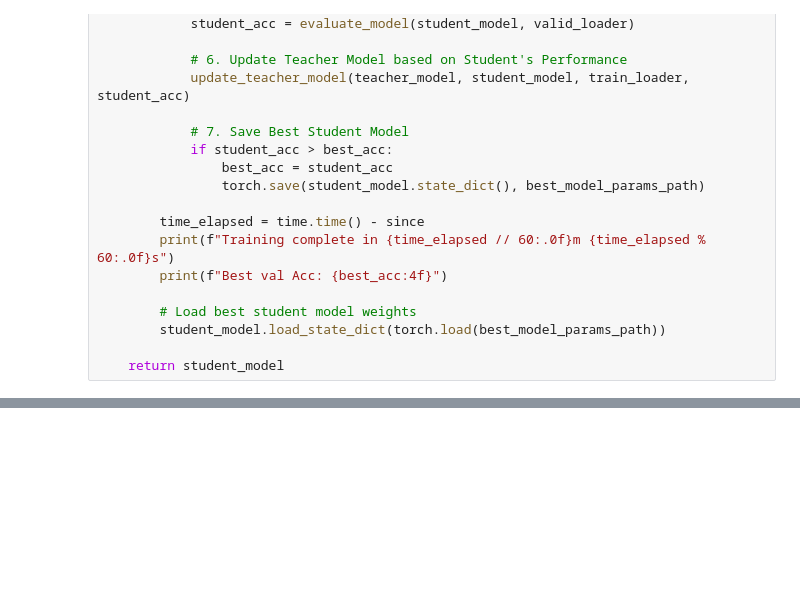
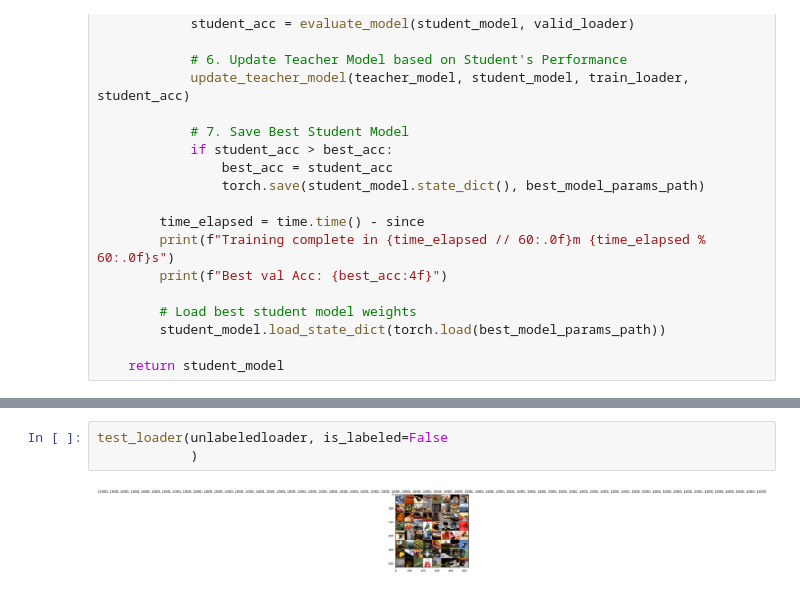
Before and after one commit to luca-marian/hw2-atai, a Jupyter notebook: model.ipynb, the cells around one changed output, grey strips where cells are left out. Saved outputs shown, nothing was run; the diff lists cells and outputs as text; blank space fills up the shorter version.

```diff
--- a/model.ipynb
+++ b/model.ipynb
@@ -664,0 +999,5 @@ def train_mlp(teacher_model, student_model, criterion, optimizer, scheduler, tra
+# %%
+test_loader(unlabeledloader, is_labeled=False
+            )
+# %% [output]
+[figure, added]
```
Also changed, not shown: parts of 17 cells of this notebook, 2 other files.
